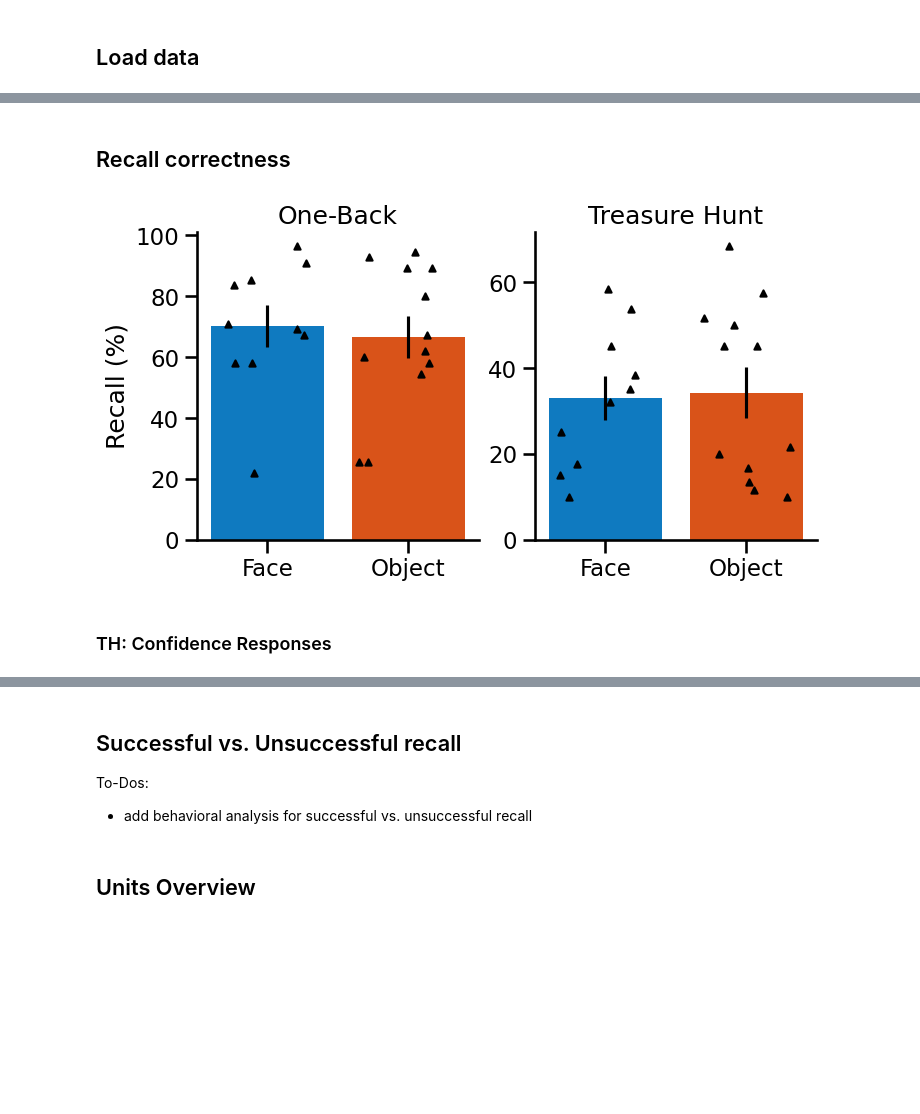
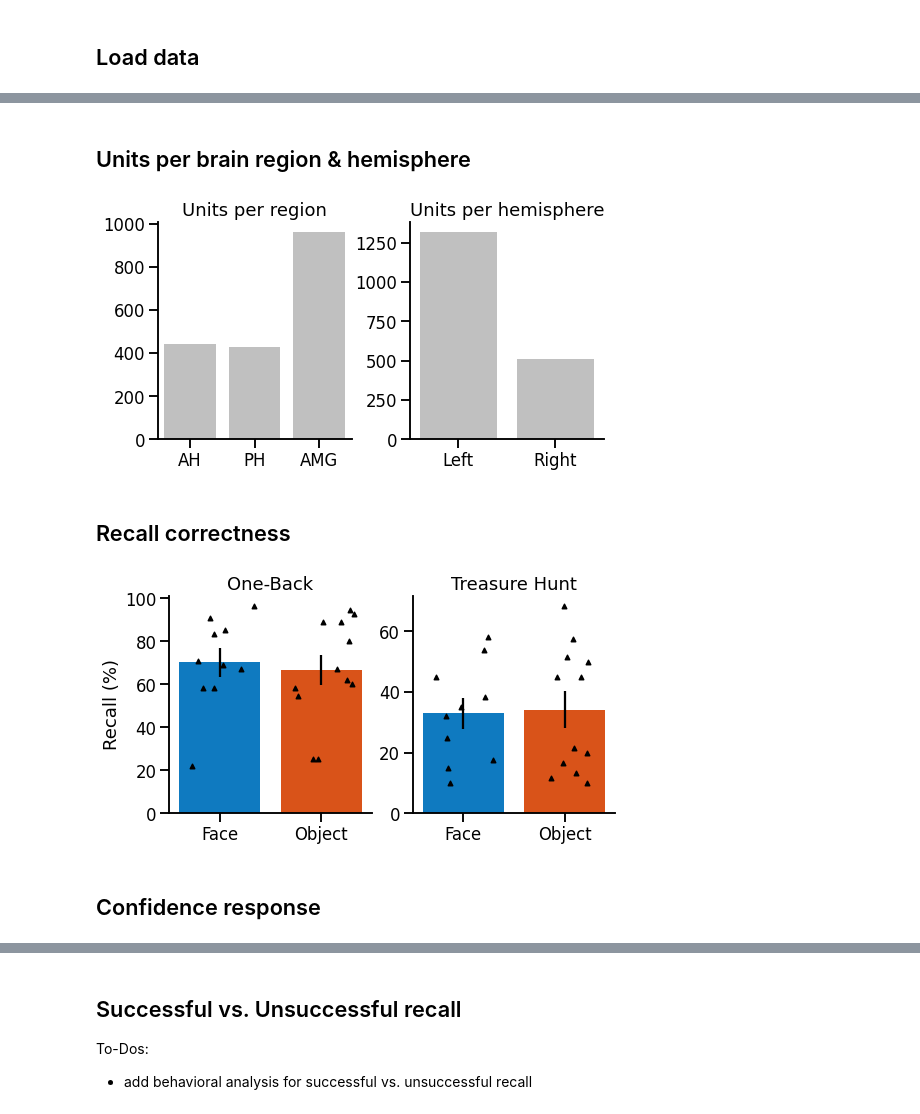
Before and after one commit to HSUPipeline/AnalyzeTH, a Jupyter notebook: notebooks/B1-BehaviorAnalyses.ipynb, the cells around one changed output, grey strips where cells are left out. Cells and saved outputs as stored; diff of their text form; code cells hidden in the pictures; blank space fills up the shorter version.

```diff
--- a/notebooks/B1-BehaviorAnalyses.ipynb
+++ b/notebooks/B1-BehaviorAnalyses.ipynb
@@ -33,6 +30,6 @@ sns.set_context('talk')
 ## Settings
 # %%
 # Define the base data folder
-#data_folder = '/Users/tom/Data/JacobsLab/WVTH/nwb'
-data_folder = '/data12/jacobs_lab/WVTH/nwb'
+data_folder = '/Users/tom/Data/JacobsLab/WVTH/nwb'
+#data_folder = '/data12/jacobs_lab/WVTH/nwb'
 #data_folder = '/Users/clairehan/Documents/Data/JacobsLab/WVTH/NWB'
@@ -56,0 +92,2 @@ nwbfiles_THO = get_files(data_folder, select='THO')
+# %% [markdown]
+## Units per brain region & hemisphere
@@ -57,13 +105,25 @@ nwbfiles_THO = get_files(data_folder, select='THO')
+# %%
+# Plot the number of units per brain region & hemisphere
+ax1, ax2 = make_axes(2, 2, figsize=(8, 4), wspace=0.3)
+plot_bar([unit_counts['LAH'] + unit_counts['RAH'], unit_counts['LPH'] + unit_counts['RPH'], unit_counts['LA'] +
+          unit_counts['RA']], ['AH', 'PH', 'AMG'], title='Units per region', color='silver', ax=ax1)
+plot_bar([unit_counts['LAH'] + unit_counts['LPH'] + unit_counts['LA'], unit_counts['RAH'] + unit_counts['RPH']
+          + unit_counts['RA']], ['Left', 'Right'], title='Units per hemisphere', color='silver', ax=ax2)
+drop_spines(ax1, ['top', 'right'])
+drop_spines(ax2, ['top', 'right'])
+
+# save_figure('units_region'+'.svg', '/Users/clairehan/Desktop/paper_fig', close=False, bbox_inches='tight')
+# %% [output]
+[figure, added]
 # %% [markdown]
 ## Recall correctness
 # %%
 # Set the path to the one-back behavioral data file
 #nback_path = '/Users/clairehan/Desktop/research/WVTH/'
-#nback_path = '/Users/tom/Documents/Research/2-Projects/1b-Current(Jacobs)/TH/zRESULTS/'
-nback_path = '/data12/jacobs_lab/WVTH/info/nback/'
+nback_path = '/Users/tom/Documents/Research/2-Projects/1b-Current(Jacobs)/TH/zRESULTS/'
 
 # Set the filename for the one-back behavioral data file
-nback_filename = 'behAcc.mat'
+nback_filename = 'BehAcc.mat'
 # %%
 # Load the one-back behavioral data results
 behav_nback = sio.loadmat(nback_path + nback_filename)
@@ -82,22 +138,27 @@ y_TH = [correct_THF, correct_THO]
 # %%
 # Plot the accuracy of each task
 ax1, ax2 = make_axes(2, 2, figsize=(8,4))
+
+x = [0,1]
+y_OB = [correct_OBF, correct_OBO]
+y_TH = [correct_THF, correct_THO]
+w=0.7
 
 plot_bar([correct_OBF.mean(0), correct_OBO.mean(0)], ['Face', 'Object'], ylabel='Recall (%)', title='One-Back',
          yerr=[sem(correct_OBF, 0), sem(correct_OBO, 0)], ax=ax1, color=['#0F7AC0', '#D95319'], zorder=0)
 plot_bar([correct_THF.mean(0), correct_THO.mean(0)], ['Face', 'Object'], title='Treasure Hunt',
          yerr=[sem(correct_THF, 0), sem(correct_THO, 0)], ax=ax2, color=['#0F7AC0', '#D95319'], zorder=0)
-w = 0.7
-for ii in [0, 1]:
-    ax1.scatter(ii + np.random.random(y_OB[ii].size) * w - w / 2, y_OB[ii], color='black', marker='^', s=20)
-    ax2.scatter(ii + np.random.random(y_TH[ii].size) * w - w / 2, y_TH[ii], color='black', marker='^', s=20)
-for cax in [ax1, ax2]:
-    drop_spines(cax, ['top', 'right'])
+for i in range(len(x)):
+    ax1.scatter(x[i] + np.random.random(y_OB[i].size) * w - w / 2, y_OB[i], color='black', marker='^', s=20)
+    ax2.scatter(x[i] + np.random.random(y_TH[i].size) * w - w / 2, y_TH[i], color='black', marker='^', s=20)
+
+drop_spines(ax1, ['top', 'right'])
+drop_spines(ax2, ['top', 'right'])
 # save_figure('behav'+'.svg', '/Users/clairehan/Desktop/paper_fig', close=False, bbox_inches='tight')
 # %% [output]
-[figure, old version]
+[figure, new version]
 # %% [markdown]
-### TH: Confidence Responses
+## Confidence response
 # %%
 # Count the number of confidence response in each category across sessions
 [conf_all, conf_THF, conf_THO] = Counter({'yes': 0, 'maybe':0, 'no':0})
@@ -121,5 +182,3 @@ drop_spines(ax2, ['top', 'right'])
 ## Successful vs. Unsuccessful recall
 To-Dos:
 * add behavioral analysis for successful vs. unsuccessful recall
-# %% [markdown]
-## Units Overview
```
Also changed, not shown: parts of 17 cells of this notebook.
